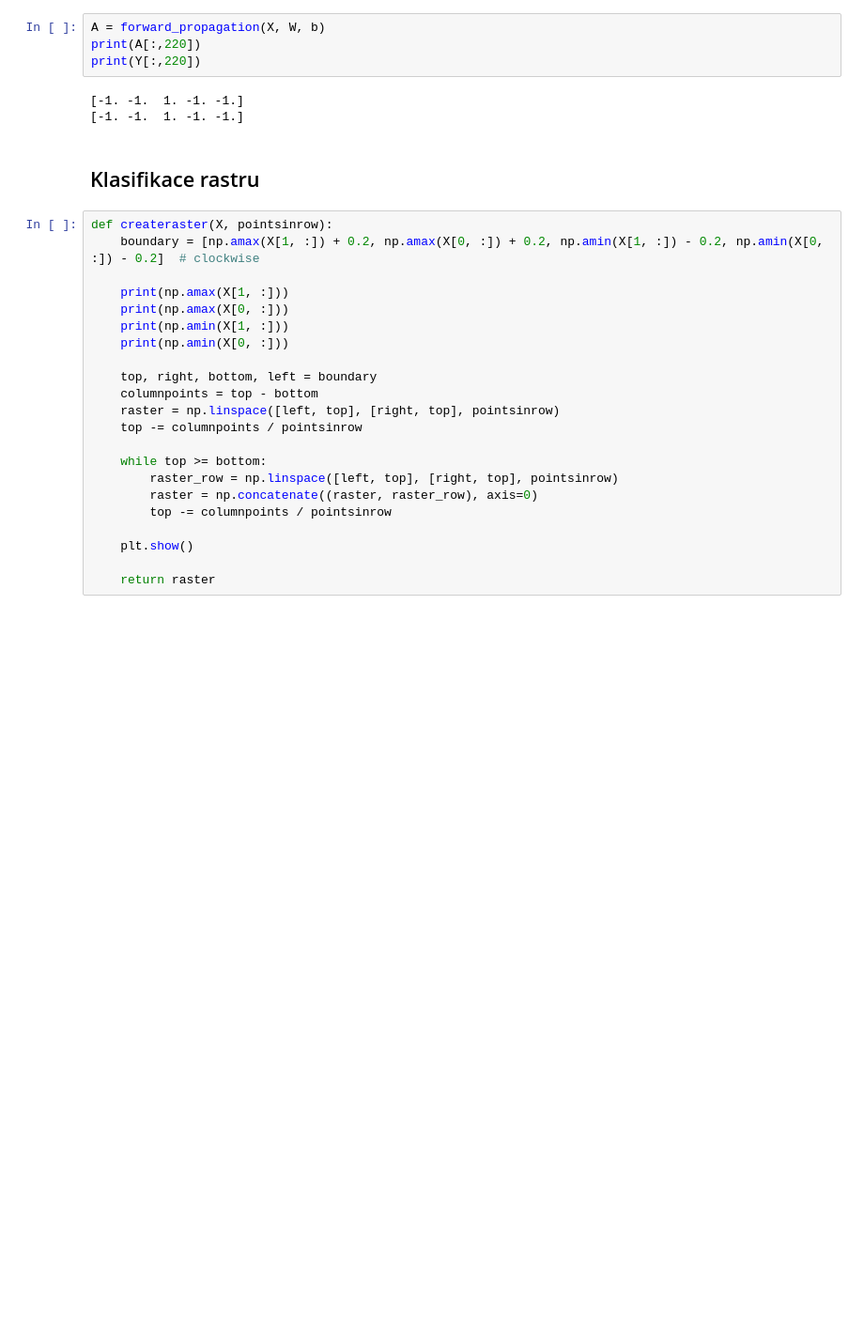
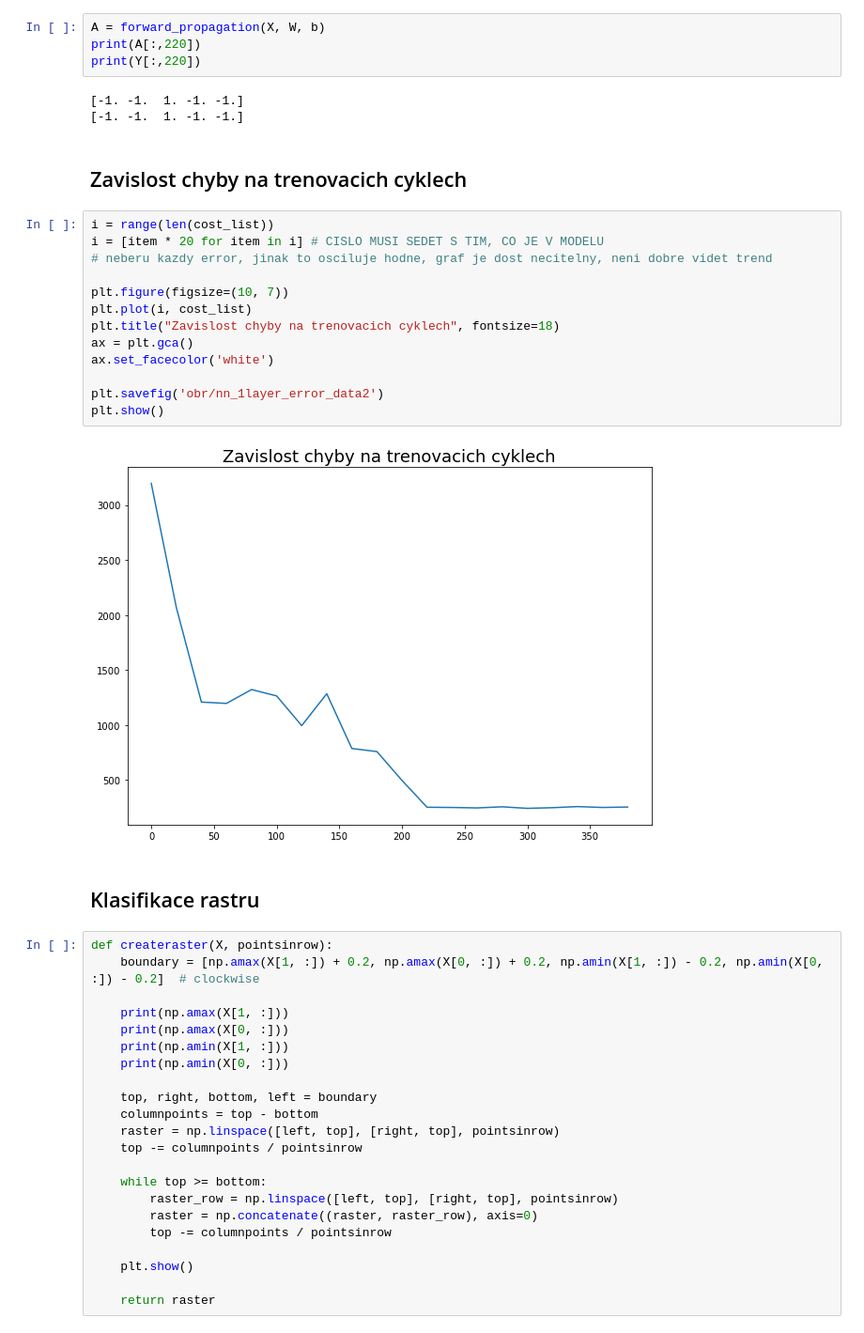
Before and after one commit to fmajer/NSES_SP, a Jupyter notebook: nn_1_layer.ipynb, the cells around one changed output. Shown: that part at 94% size. Saved outputs shown, nothing was run; the diff lists cells and outputs as text; blank space fills up the shorter version.

```diff
--- a/nn_1_layer.ipynb
+++ b/nn_1_layer.ipynb
@@ -242,6 +274,23 @@ print(Y[:,220])
 # %% [output]
 [-1. -1.  1. -1. -1.]
 [-1. -1.  1. -1. -1.]
+# %% [markdown]
+## Zavislost chyby na trenovacich cyklech
+# %%
+i = range(len(cost_list))
+i = [item * 20 for item in i] # CISLO MUSI SEDET S TIM, CO JE V MODELU
+# neberu kazdy error, jinak to osciluje hodne, graf je dost necitelny, neni dobre videt trend
+
+plt.figure(figsize=(10, 7))
+plt.plot(i, cost_list)
+plt.title("Zavislost chyby na trenovacich cyklech", fontsize=18)
+ax = plt.gca()
+ax.set_facecolor('white')
+
+plt.savefig('obr/nn_1layer_error_data2')
+plt.show()
+# %% [output]
+[figure, added]
 # %% [markdown]
 ## Klasifikace rastru
 # %%
```
Also changed, not shown: parts of 15 cells of this notebook.
